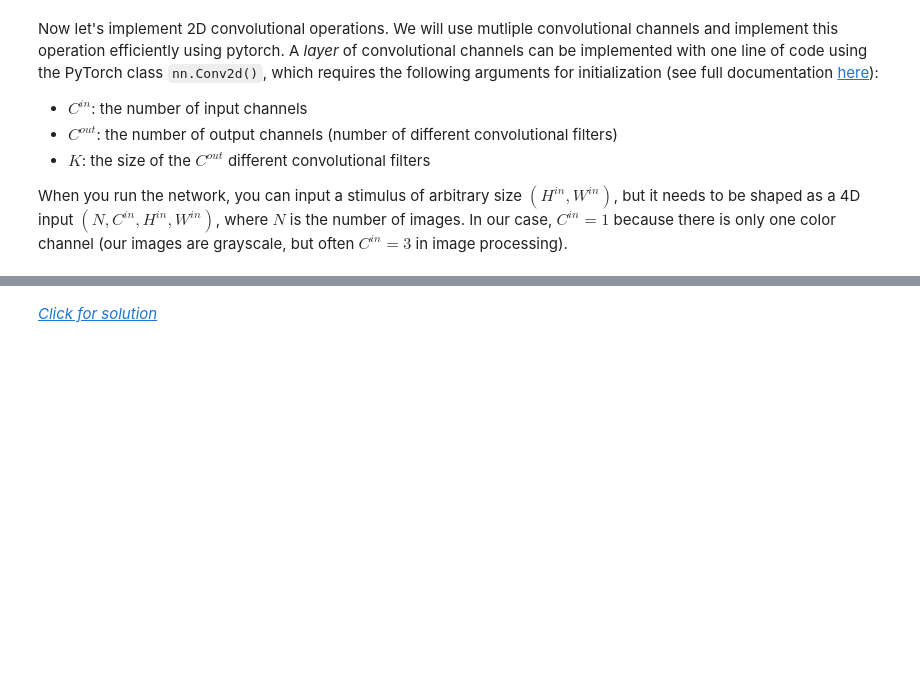
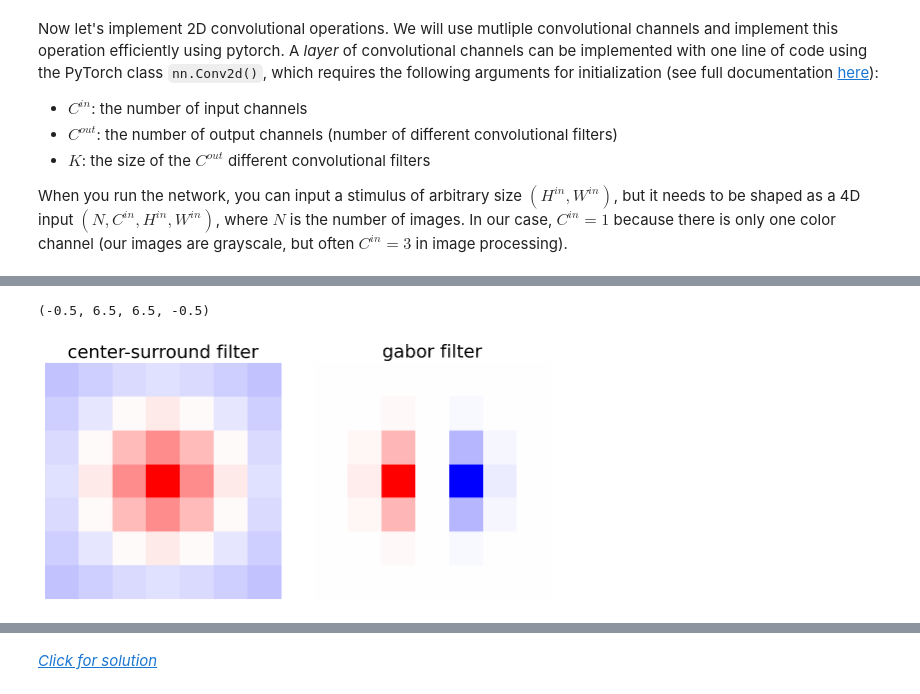
Before and after one commit to zaizibai/neuromatch-2021, a Jupyter notebook: tutorials/W2D1_DeepLearning/student/W2D1_Tutorial2.ipynb, the cells around one changed output, grey strips where cells are left out. Drawn from its saved outputs; the diff is of its cells as text; code cells hidden in the pictures; blank space fills up the shorter version.

```diff
--- a/tutorials/W2D1_DeepLearning/student/W2D1_Tutorial2.ipynb
+++ b/tutorials/W2D1_DeepLearning/student/W2D1_Tutorial2.ipynb
@@ -531 +435,16 @@ class ConvolutionalLayer(nn.Module):
+# %%
+example_filters = filters(out_channels=6, K=7)
+
+plt.figure(figsize=(8,4))
+plt.subplot(1,2,1)
+plt.imshow(example_filters[0,0], vmin=-1, vmax=1, cmap='bwr')
+plt.title('center-surround filter')
+plt.axis('off')
+plt.subplot(1,2,2)
+plt.imshow(example_filters[4,0], vmin=-1, vmax=1, cmap='bwr')
+plt.title('gabor filter')
+plt.axis('off')
+# %% [output]
+(-0.5, 6.5, 6.5, -0.5)
+[figure, added]
 # %% [markdown]
```
Also changed, not shown: parts of 40 cells of this notebook.
